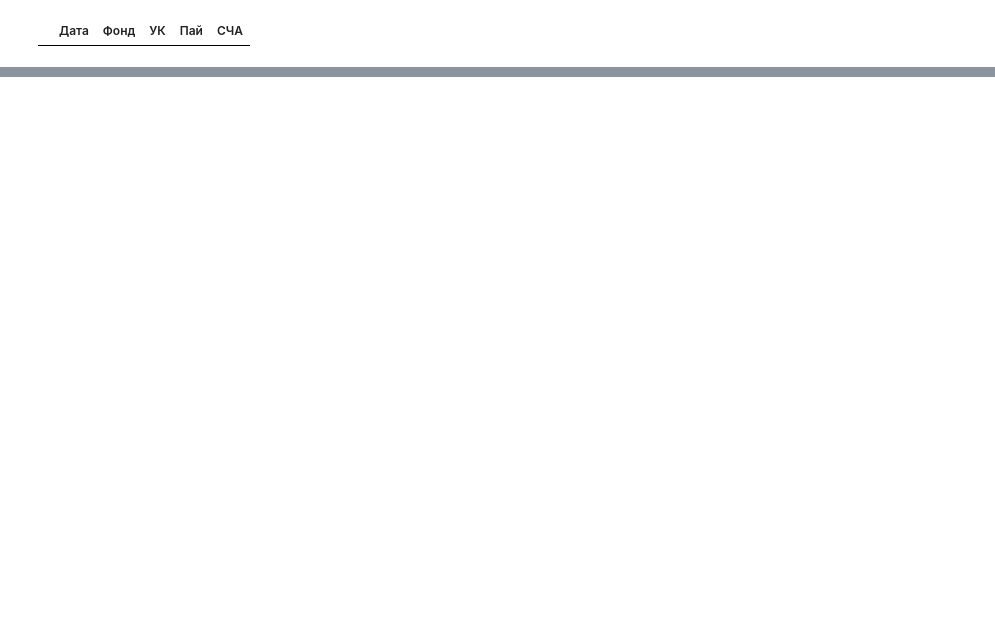
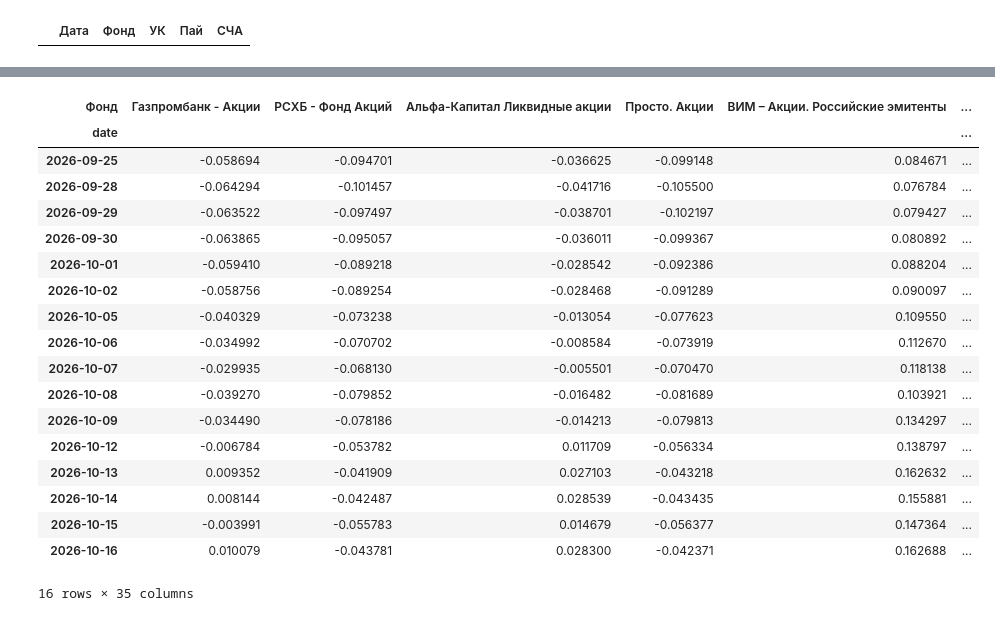
Before and after one commit to 1kosyrkoff/moex_data_parser, a Jupyter notebook: parserInvestfunds_4.ipynb, the cells around one changed output, grey strips where cells are left out. Cells and saved outputs as stored; diff of their text form; code cells hidden in the pictures; blank space fills up the shorter version.

```diff
--- a/parserInvestfunds_4.ipynb
+++ b/parserInvestfunds_4.ipynb
@@ -913,0 +950,28 @@ df_akcii = wdf[]
+# %%
+wdf = wdf.apply(lambda col: mcls.series_index([(col, 1)], start_date=col.first_valid_index(), finish_date=col.last_valid_index()), )
+df_akcii = wdf[needed_funds['Акции']]
+df_mixed = wdf[needed_funds['Смешанные']]
+df_bonds = wdf[needed_funds['Облигации']]
+df_fxbonds = wdf[needed_funds['Валютные облигации']]
+# %%
+wdf[730:]
+# %% [output]
+| Фонд | Газпромбанк - Акции | РСХБ - Фонд Акций | Альфа-Капитал Ликвидные акции | Просто. Акции | ВИМ – Акции. Российские эмитенты | ... |
+| date |  |  |  |  |  | ... |
+| 2026-09-25 | -0.058694 | -0.094701 | -0.036625 | -0.099148 | 0.084671 | ... |
+| 2026-09-28 | -0.064294 | -0.101457 | -0.041716 | -0.105500 | 0.076784 | ... |
+| 2026-09-29 | -0.063522 | -0.097497 | -0.038701 | -0.102197 | 0.079427 | ... |
+| 2026-09-30 | -0.063865 | -0.095057 | -0.036011 | -0.099367 | 0.080892 | ... |
+| 2026-10-01 | -0.059410 | -0.089218 | -0.028542 | -0.092386 | 0.088204 | ... |
+| 2026-10-02 | -0.058756 | -0.089254 | -0.028468 | -0.091289 | 0.090097 | ... |
+| 2026-10-05 | -0.040329 | -0.073238 | -0.013054 | -0.077623 | 0.109550 | ... |
+| 2026-10-06 | -0.034992 | -0.070702 | -0.008584 | -0.073919 | 0.112670 | ... |
+| 2026-10-07 | -0.029935 | -0.068130 | -0.005501 | -0.070470 | 0.118138 | ... |
+| 2026-10-08 | -0.039270 | -0.079852 | -0.016482 | -0.081689 | 0.103921 | ... |
+| 2026-10-09 | -0.034490 | -0.078186 | -0.014213 | -0.079813 | 0.134297 | ... |
+| 2026-10-12 | -0.006784 | -0.053782 | 0.011709 | -0.056334 | 0.138797 | ... |
+| 2026-10-13 | 0.009352 | -0.041909 | 0.027103 | -0.043218 | 0.162632 | ... |
+| 2026-10-14 | 0.008144 | -0.042487 | 0.028539 | -0.043435 | 0.155881 | ... |
+| 2026-10-15 | -0.003991 | -0.055783 | 0.014679 | -0.056377 | 0.147364 | ... |
+| 2026-10-16 | 0.010079 | -0.043781 | 0.028300 | -0.042371 | 0.162688 | ... |
+16 rows × 35 columns
```
Also changed, not shown: parts of 17 cells of this notebook.
